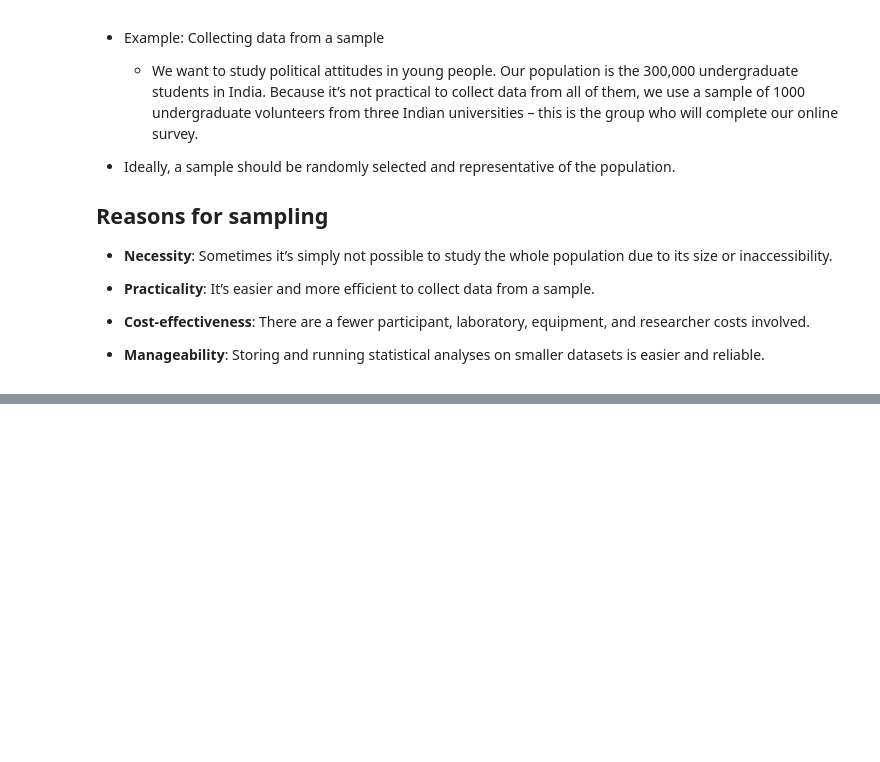
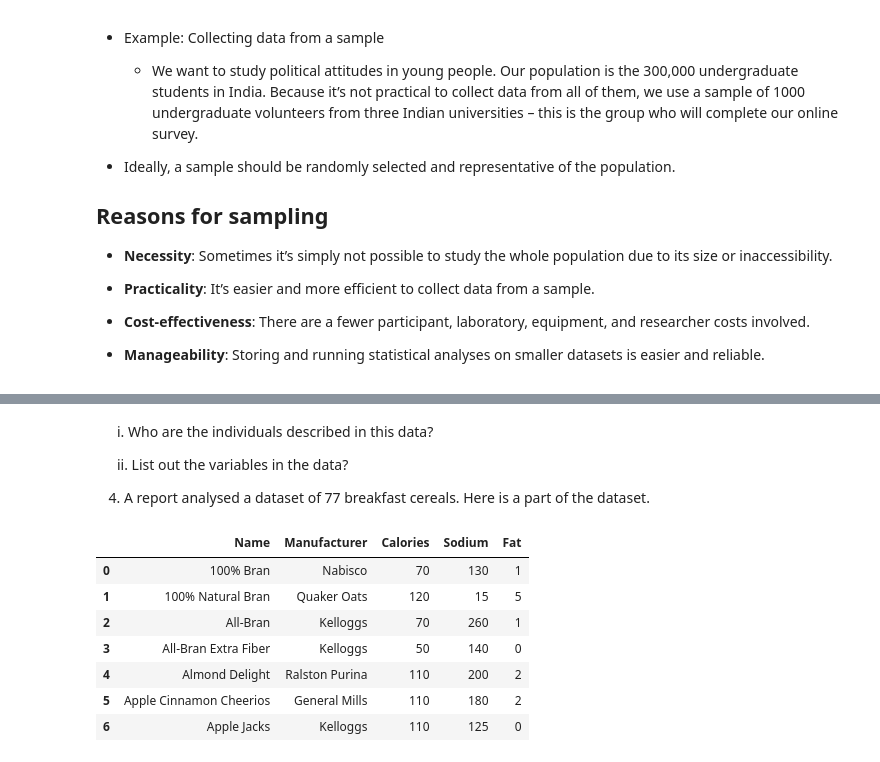
Before and after one commit to Slothfulwave612/Better-Stats-Than-Never, a Jupyter notebook: _notebooks/2020-12-19-Basic-Terminologies-In-Statistics.ipynb, the cells around one changed output, grey strips where cells are left out. Cells and saved outputs as stored; diff of their text form; code cells hidden in the pictures; blank space fills up the shorter version.

```diff
--- a/_notebooks/2020-12-19-Basic-Terminologies-In-Statistics.ipynb
+++ b/_notebooks/2020-12-19-Basic-Terminologies-In-Statistics.ipynb
@@ -322,0 +340,37 @@ knowledge could be gained from them.
+# %% [markdown]
+&emsp;&ensp;i. Who are the individuals described in this data?
+
+&emsp;&ensp;ii. List out the variables in the data?
+
+4. A report analysed a dataset of 77 breakfast cereals. Here is a part of the dataset.
+# %%
+pd.DataFrame(
+    {
+        "Name": [
+            "100% Bran", "100% Natural Bran", "All-Bran", "All-Bran Extra Fiber",
+            "Almond Delight", "Apple Cinnamon Cheerios", "Apple Jacks"
+        ],
+        "Manufacturer": [
+            "Nabisco", "Quaker Oats", "Kelloggs", "Kelloggs", "Ralston Purina",
+            "General Mills", "Kelloggs"
+        ],
+        "Calories": [
+            70, 120, 70, 50, 110, 110, 110
+        ],
+        "Sodium":[
+            130, 15, 260, 140, 200, 180, 125
+        ],
+        "Fat": [
+            1, 5, 1, 0, 2, 2, 0
+        ]
+    }
+)
+# %% [output]
+|  | Name | Manufacturer | Calories | Sodium | Fat |
+| 0 | 100% Bran | Nabisco | 70 | 130 | 1 |
+| 1 | 100% Natural Bran | Quaker Oats | 120 | 15 | 5 |
+| 2 | All-Bran | Kelloggs | 70 | 260 | 1 |
+| 3 | All-Bran Extra Fiber | Kelloggs | 50 | 140 | 0 |
+| 4 | Almond Delight | Ralston Purina | 110 | 200 | 2 |
+| 5 | Apple Cinnamon Cheerios | General Mills | 110 | 180 | 2 |
+| 6 | Apple Jacks | Kelloggs | 110 | 125 | 0 |
```
Also changed, not shown: parts of 13 cells of this notebook, 1 other file.
